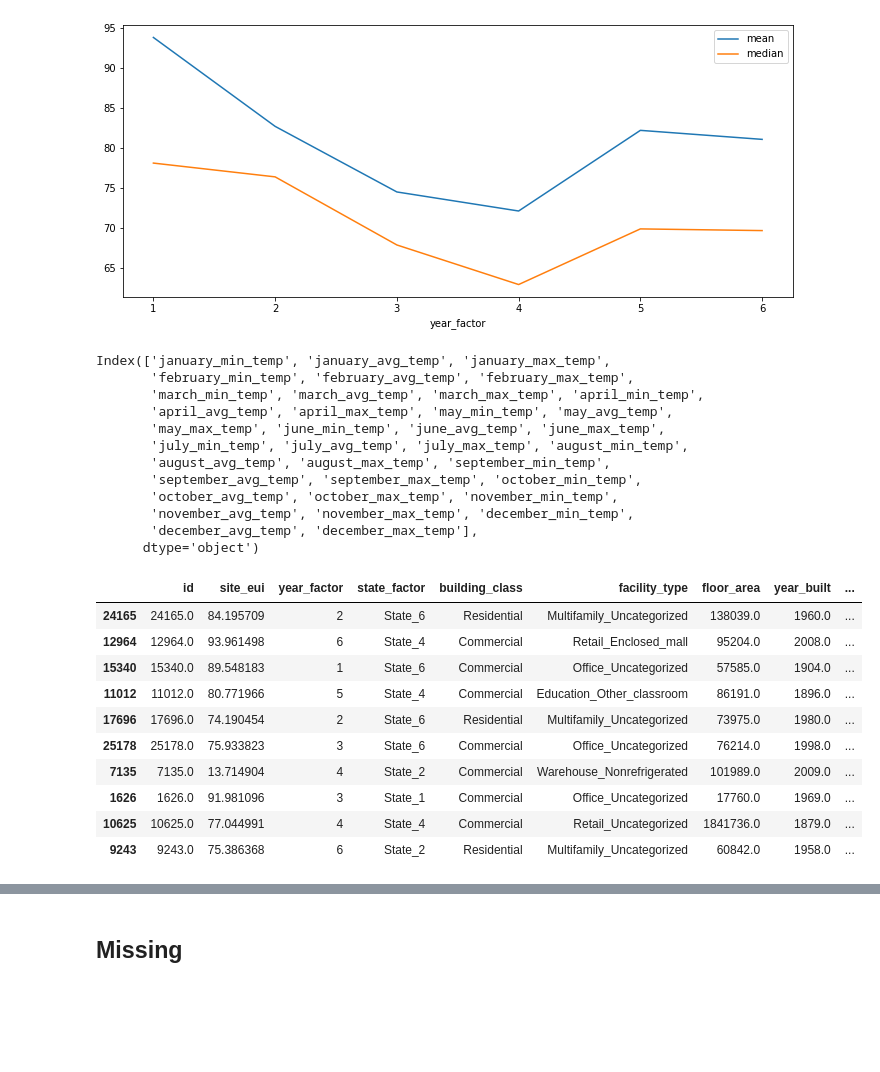
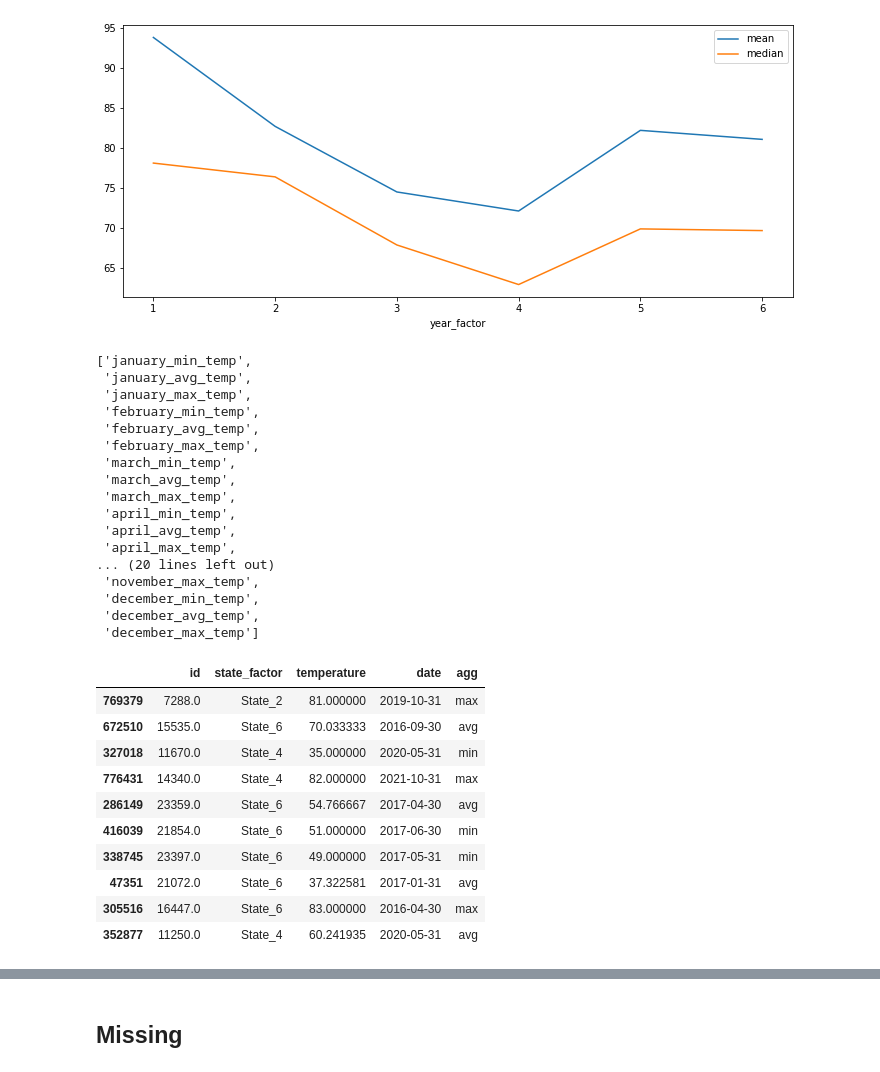
Before and after one commit to Sebasu11/WiDS-2022, a Jupyter notebook: WIDS2022.ipynb, the cells around one changed output, grey strips where cells are left out. Cells and saved outputs as stored; diff of their text form; code cells hidden in the pictures; blank space fills up the shorter version.

```diff
--- a/WIDS2022.ipynb
+++ b/WIDS2022.ipynb
@@ -547,34 +547,55 @@ train.groupby(["year_factor"])
 # %% [output]
 [figure]
 # %%
-yearly_temp = train.columns[10:46]
+yearly_temp = train.columns[10:46].tolist()
 yearly_temp
 # %% [output]
-Index(['january_min_temp', 'january_avg_temp', 'january_max_temp',
-       'february_min_temp', 'february_avg_temp', 'february_max_temp',
-       'march_min_temp', 'march_avg_temp', 'march_max_temp', 'april_min_temp',
-       'april_avg_temp', 'april_max_temp', 'may_min_temp', 'may_avg_temp',
-       'may_max_temp', 'june_min_temp', 'june_avg_temp', 'june_max_temp',
-       'july_min_temp', 'july_avg_temp', 'july_max_temp', 'august_min_temp',
-       'august_avg_temp', 'august_max_temp', 'september_min_temp',
-       'september_avg_temp', 'september_max_temp', 'october_min_temp',
-       'october_avg_temp', 'october_max_temp', 'november_min_temp',
-       'november_avg_temp', 'november_max_temp', 'december_min_temp',
-       'december_avg_temp', 'december_max_temp'],
-      dtype='object')
+['january_min_temp',
+ 'january_avg_temp',
+ 'january_max_temp',
+ 'february_min_temp',
+ 'february_avg_temp',
+ 'february_max_temp',
+ 'march_min_temp',
+ 'march_avg_temp',
+ 'march_max_temp',
+ 'april_min_temp',
+ 'april_avg_temp',
+ 'april_max_temp',
+... (20 lines left out)
+ 'november_max_temp',
+ 'december_min_temp',
+ 'december_avg_temp',
+ 'december_max_temp']
 # %%
 # TODO PLOT temp
-# %%
-train.sample(10)
-# %% [output]
-|  | id | site_eui | year_factor | state_factor | building_class | facility_type | floor_area | year_built | ... |
-| 24165 | 24165.0 | 84.195709 | 2 | State_6 | Residential | Multifamily_Uncategorized | 138039.0 | 1960.0 | ... |
-| 12964 | 12964.0 | 93.961498 | 6 | State_4 | Commercial | Retail_Enclosed_mall | 95204.0 | 2008.0 | ... |
-| 15340 | 15340.0 | 89.548183 | 1 | State_6 | Commercial | Office_Uncategorized | 57585.0 | 1904.0 | ... |
-| 11012 | 11012.0 | 80.771966 | 5 | State_4 | Commercial | Education_Other_classroom | 86191.0 | 1896.0 | ... |
-| 17696 | 17696.0 | 74.190454 | 2 | State_6 | Residential | Multifamily_Uncategorized | 73975.0 | 1980.0 | ... |
-| 25178 | 25178.0 | 75.933823 | 3 | State_6 | Commercial | Office_Uncategorized | 76214.0 | 1998.0 | ... |
-| 7135 | 7135.0 | 13.714904 | 4 | State_2 | Commercial | Warehouse_Nonrefrigerated | 101989.0 | 2009.0 | ... |
-| 1626 | 1626.0 | 91.981096 | 3 | State_1 | Commercial | Office_Uncategorized | 17760.0 | 1969.0 | ... |
-| 10625 | 10625.0 | 77.044991 | 4 | State_4 | Commercial | Retail_Uncategorized | 1841736.0 | 1879.0 | ... |
-| 9243 | 9243.0 | 75.386368 | 6 | State_2 | Residential | Multifamily_Uncategorized | 60842.0 | 1958.0 | ... |
+# %%
+temp = pd.melt(train[["id","year_factor","state_factor"]+yearly_temp],
+                    id_vars=["id","year_factor","state_factor"],
+                    value_vars=yearly_temp,
+                    var_name = "month_agg",
+                    value_name="temperature"
+                    )
+temp["year"]=temp["year_factor"].map({7:"2022",6:"2021",5:"2020",4:"2019",3:"2018",2:"2017",1:"2016"})
+temp["month"]=(temp["month_agg"]
+               .apply(lambda x:x.split("_")[0])
+               .map({'april': '04','august': '08','december': '11',
+                     'february': '02','january': '01','july': '07',
+                     'june': '06','march': '03','may': '05',
+                     'november': '11','october': '10','september': '09'}))
+temp["date"] = pd.to_datetime(temp["year"]+"-"+temp["month"]) + pd.tseries.offsets.MonthEnd()
+temp["agg"] = temp["month_agg"].apply(lambda x:x.split("_")[1])
+temp=temp.drop(columns=["year_factor","month_agg","year","month"])
+temp.sample(10)
+# %% [output]
+|  | id | state_factor | temperature | date | agg |
+| 769379 | 7288.0 | State_2 | 81.000000 | 2019-10-31 | max |
+| 672510 | 15535.0 | State_6 | 70.033333 | 2016-09-30 | avg |
+| 327018 | 11670.0 | State_4 | 35.000000 | 2020-05-31 | min |
+| 776431 | 14340.0 | State_4 | 82.000000 | 2021-10-31 | max |
+| 286149 | 23359.0 | State_6 | 54.766667 | 2017-04-30 | avg |
+| 416039 | 21854.0 | State_6 | 51.000000 | 2017-06-30 | min |
+| 338745 | 23397.0 | State_6 | 49.000000 | 2017-05-31 | min |
+| 47351 | 21072.0 | State_6 | 37.322581 | 2017-01-31 | avg |
+| 305516 | 16447.0 | State_6 | 83.000000 | 2016-04-30 | max |
+| 352877 | 11250.0 | State_4 | 60.241935 | 2020-05-31 | avg |
```
Also changed, not shown: parts of 3 cells of this notebook.
